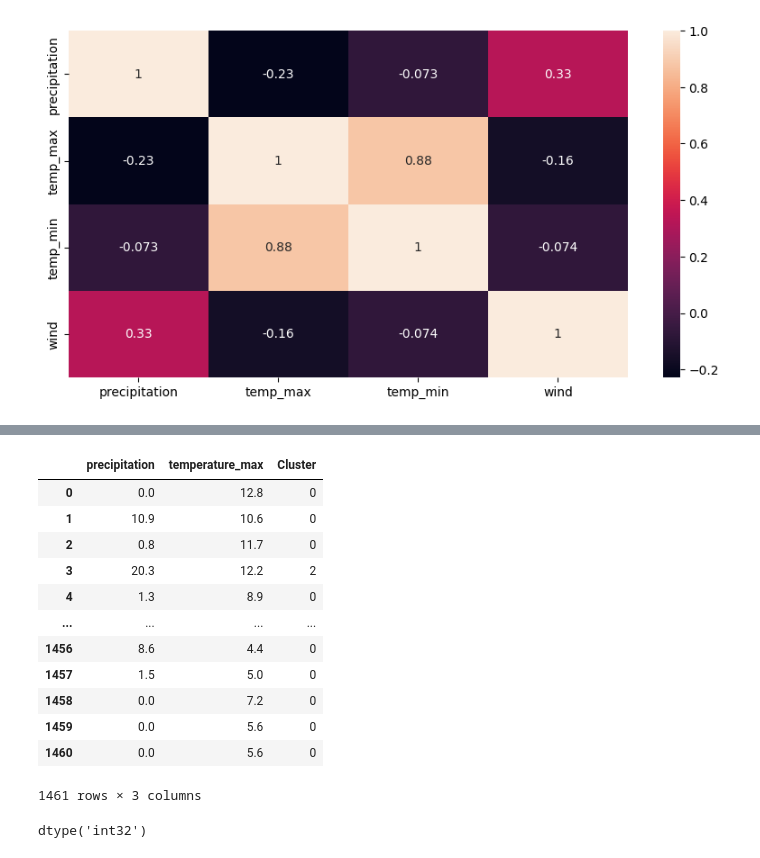
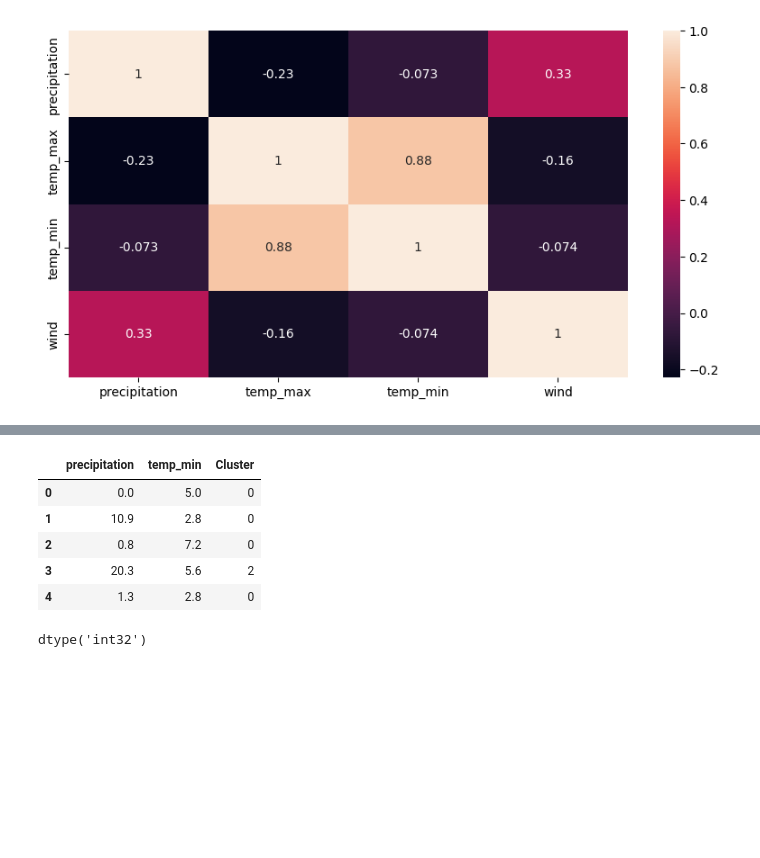
Before and after one commit to rijalkwn/ML-FLASK-Seattle-Weather, a Jupyter notebook: Model/model.ipynb, the cells around one changed output, grey strips where cells are left out. Saved outputs shown, nothing was run; the diff lists cells and outputs as text; code cells hidden in the pictures; blank space fills up the shorter version.

```diff
--- a/Model/model.ipynb
+++ b/Model/model.ipynb
@@ -87,9 +82,11 @@ sns.heatmap(df.corr(), annot=True)
 # %% [output]
 <AxesSubplot: >
 [figure]
-# %%
-# Rename column
-df.rename(columns={'temp_max': 'temperature_max', 'temp_min': 'temperature_min'}, inplace=True)
+# %%
+#drop the columns with low correlation
+df.drop('temp_max', axis=1, inplace=True) #temp_max
+df.drop('wind', axis=1, inplace=True) #wind
+df.drop('weather', axis=1, inplace=True) #weather
 # %%
 # Only get the most correlated features
-df = df[['precipitation','temperature_max']]
+df.head(5)
@@ -137,21 +141,14 @@ plt.show()
 df['Cluster'] = y_kmeans
 # %%
 # Show the first 5 rows of the data
-df
+df.head(5)
 # %% [output]
-|  | precipitation | temperature_max | Cluster |
-| 0 | 0.0 | 12.8 | 0 |
-| 1 | 10.9 | 10.6 | 0 |
-| 2 | 0.8 | 11.7 | 0 |
-| 3 | 20.3 | 12.2 | 2 |
-| 4 | 1.3 | 8.9 | 0 |
-| ... | ... | ... | ... |
-| 1456 | 8.6 | 4.4 | 0 |
-| 1457 | 1.5 | 5.0 | 0 |
-| 1458 | 0.0 | 7.2 | 0 |
-| 1459 | 0.0 | 5.6 | 0 |
-| 1460 | 0.0 | 5.6 | 0 |
+|  | precipitation | temp_min | Cluster |
+| 0 | 0.0 | 5.0 | 0 |
+| 1 | 10.9 | 2.8 | 0 |
+| 2 | 0.8 | 7.2 | 0 |
+| 3 | 20.3 | 5.6 | 2 |
+| 4 | 1.3 | 2.8 | 0 |
-1461 rows × 3 columns
 # %%
 # Data type of the Cluster column
 df['Cluster'].dtype
```
Also changed, not shown: parts of 10 cells of this notebook, 1 other file.
